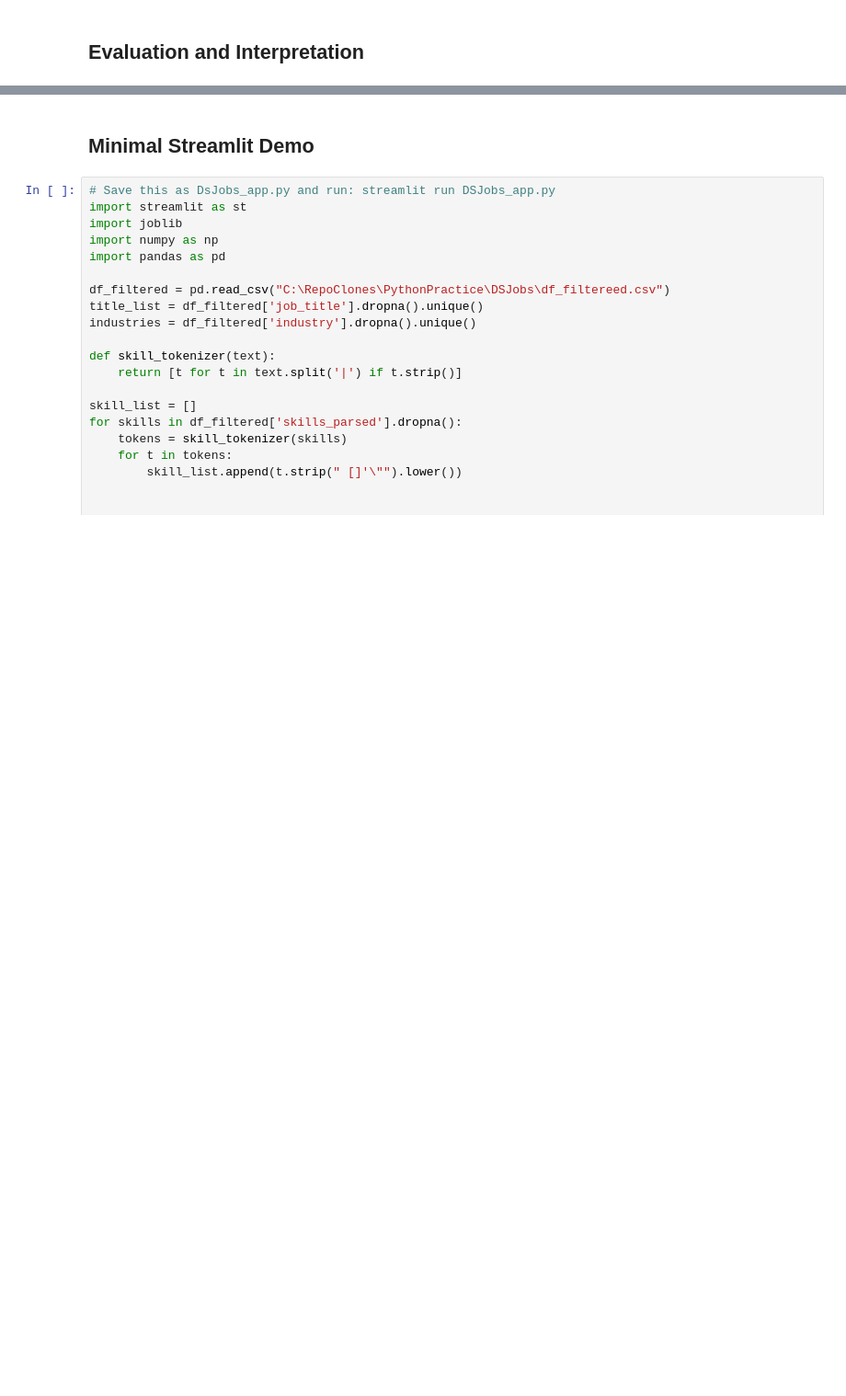
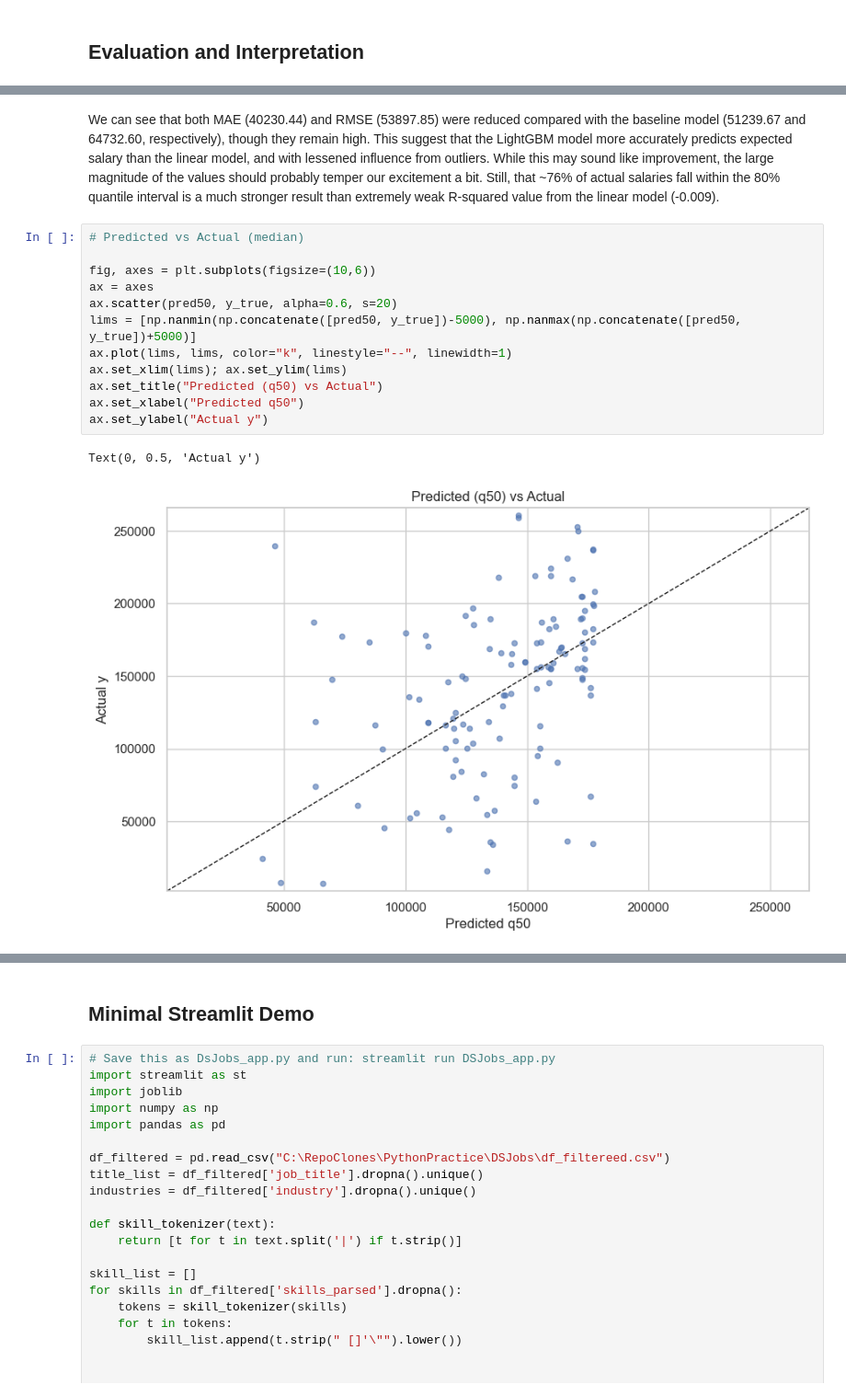
Before and after one commit to PirateWa1rus/PythonPractice, a Jupyter notebook: DSJobs/DSJobs_analysis.ipynb, the cells around one changed output, grey strips where cells are left out. Shown at 92% size. Drawn from its saved outputs; the diff is of its cells as text; blank space fills up the shorter version.

```diff
--- a/DSJobs/DSJobs_analysis.ipynb
+++ b/DSJobs/DSJobs_analysis.ipynb
@@ -838,0 +908,17 @@ Baseline RMSE (EUR): 54877.7197543386
+# %% [markdown]
+We can see that both MAE (40230.44) and RMSE (53897.85) were reduced compared with the baseline model (51239.67 and 64732.60, respectively), though they remain high. This suggest that the LightGBM model more accurately predicts expected salary than the linear model, and with lessened influence from outliers. While this may sound like improvement, the large magnitude of the values should probably temper our excitement a bit. Still, that ~76% of actual salaries fall within the 80% quantile interval is a much stronger result than extremely weak R-squared value from the linear model (-0.009).
+# %%
+# Predicted vs Actual (median)
+
+fig, axes = plt.subplots(figsize=(10,6))
+ax = axes
+ax.scatter(pred50, y_true, alpha=0.6, s=20)
+lims = [np.nanmin(np.concatenate([pred50, y_true])-5000), np.nanmax(np.concatenate([pred50, y_true])+5000)]
+ax.plot(lims, lims, color="k", linestyle="--", linewidth=1)
+ax.set_xlim(lims); ax.set_ylim(lims)
+ax.set_title("Predicted (q50) vs Actual")
+ax.set_xlabel("Predicted q50")
+ax.set_ylabel("Actual y")
+# %% [output]
+Text(0, 0.5, 'Actual y')
+[figure, added]
```
Also changed, not shown: parts of 17 cells of this notebook, 1 other file.
